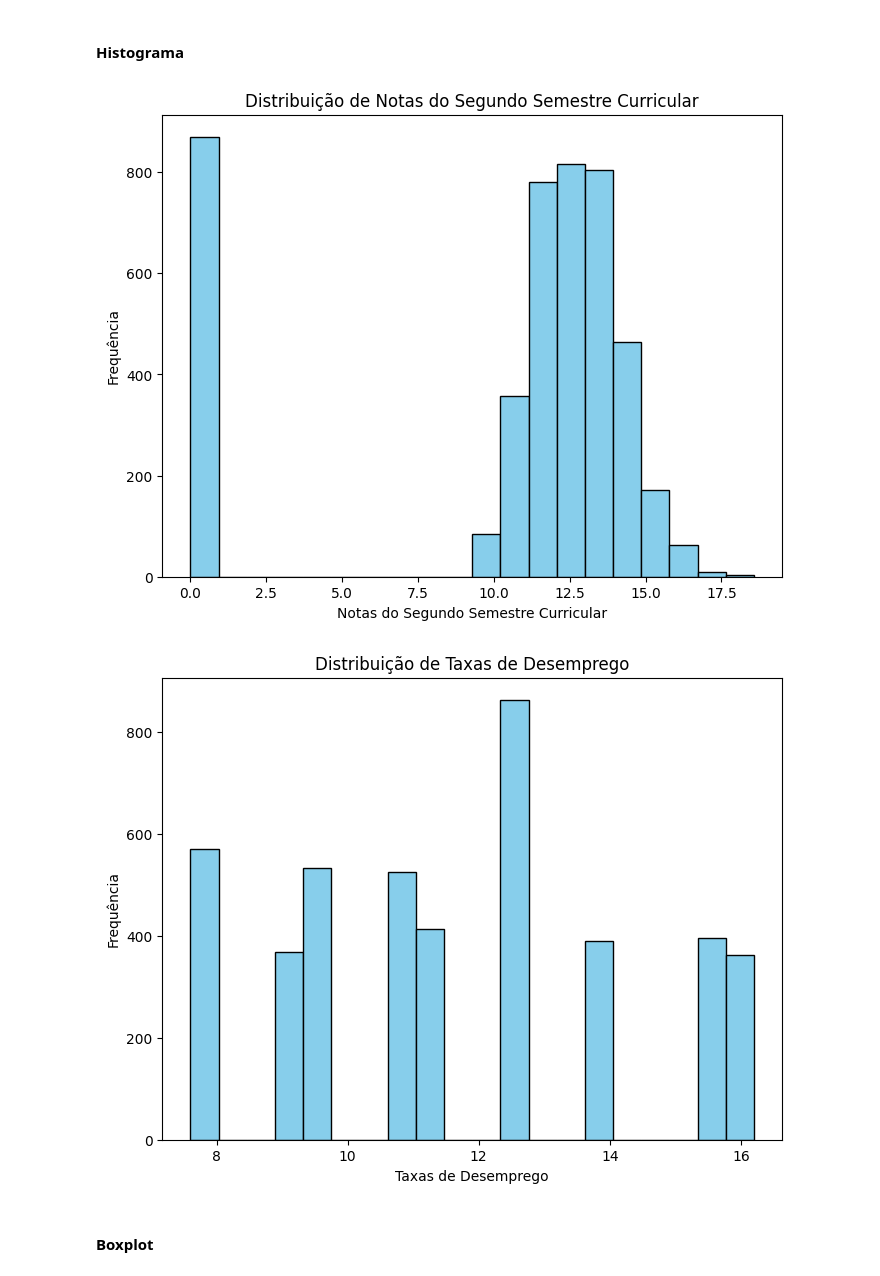
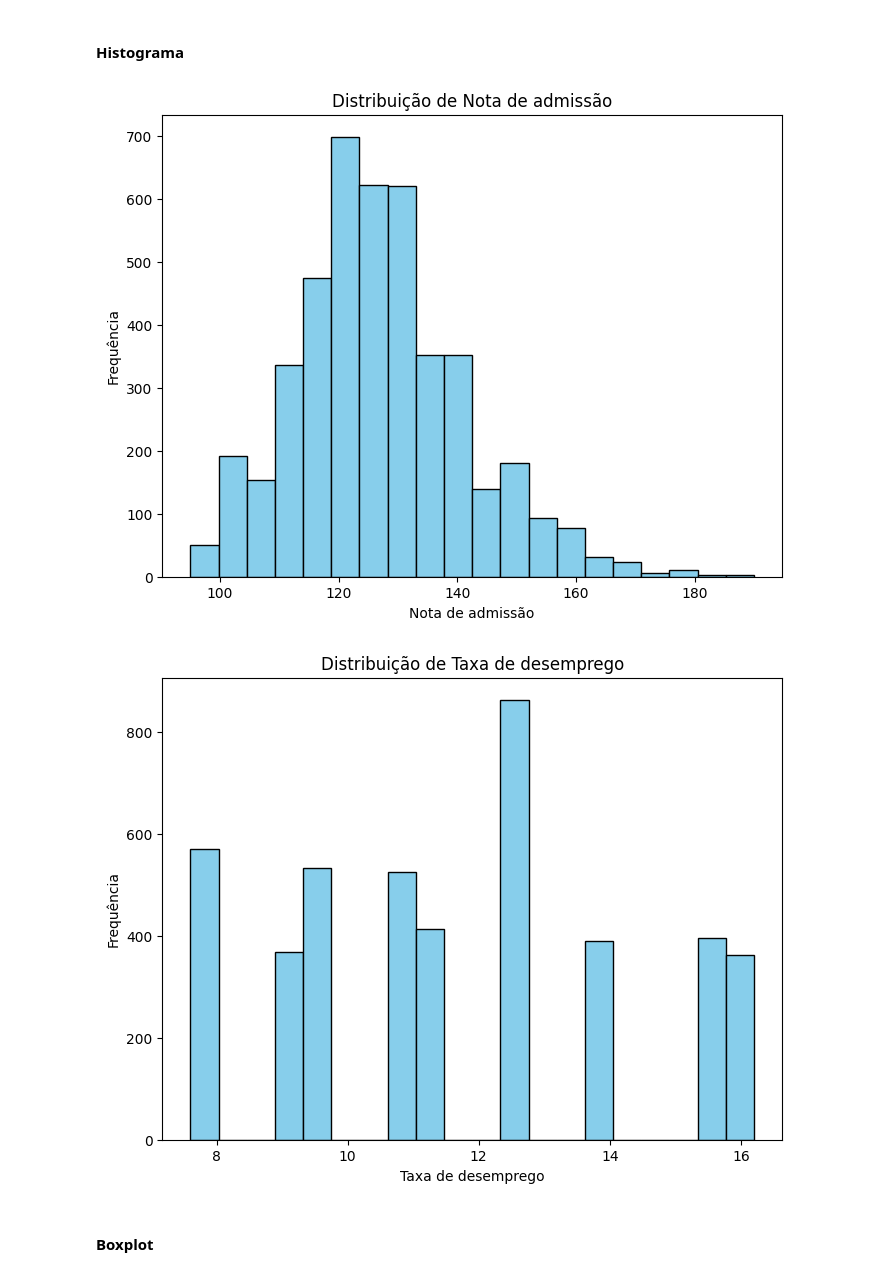
Before and after one commit to LeoRissetto/Trabalho-Estatistica, a Jupyter notebook: trabalho.ipynb, the cells around one changed output. Cells and saved outputs as stored; diff of their text form; code cells hidden in the pictures.

Commit message:
troquei as variaveis

```diff
--- a/trabalho.ipynb
+++ b/trabalho.ipynb
@@ -104,7 +102,7 @@ import matplotlib.pyplot as plt
 dados = pd.read_csv('dados.csv')
 
 # Escolhe a variável para calcular as medidas
-variaveis = ['Curso','Mensalidades em Dia','Gênero','Idade na Matrícula','Notas do Segundo Semestre Curricular','Taxas de Desemprego']
+variaveis = ['Curso','Mensalidade em dia','Gênero','Idade na matrícula','Nota de admissão','Taxa de desemprego']
 
 # Calcular as medidas para cada variável
 for variavel in variaveis:
@@ -244,7 +242,7 @@ Tabela de Frequência para a Variável 'Idade na Matrícula':
 #### Gráfico de barras
 # %%
 # Gráfico de barras para variáveis categóricas
-for variavel in ['Curso', 'Mensalidades em Dia', 'Gênero', 'Idade na Matrícula']:
+for variavel in ['Curso', 'Mensalidade em dia', 'Gênero', 'Idade na matrícula']:
     plt.figure(figsize=(8, 6))
     dados[variavel].value_counts().plot(kind='bar', color='skyblue')
     plt.title(f'Distribuição de {variavel}')
@@ -260,9 +258,24 @@ for variavel in ['Curso', 'Mensalidades em Dia', 'Gênero', 'Idade na Matrícula
 #### Gráfico circular
 # %%
 # Gráfico circular para variáveis categóricas
-for variavel in ['Curso', 'Mensalidades em Dia', 'Gênero', 'Idade na Matrícula']:
+for variavel in ['Curso', 'Mensalidade em dia', 'Gênero', 'Idade na matrícula']:
+    if variavel == 'Idade na matrícula':
+        # Limitar o número de categorias exibidas
+        top_categories = 5
+        top_values = dados[variavel].value_counts().nlargest(top_categories)
+        other_values_count = dados[variavel].nunique() - top_values.shape[0]
+
+        # Agrupar as outras categorias em uma categoria chamada "Outros"
+        other_values = pd.Series([dados[variavel].value_counts().values[top_categories:].sum()], index=['Outros'])
+
+        # Concatenar as categorias mais frequentes com "Outros"
+        plot_data = pd.concat([top_values, other_values])
+
+    else:
+        plot_data = dados[variavel].value_counts()
+
     plt.figure(figsize=(8, 6))
-    dados[variavel].value_counts().plot(kind='pie', autopct='%1.1f%%', colors=['lightblue', 'lightgreen', 'lightcoral'])
+    plot_data.plot(kind='pie', autopct='%1.1f%%', colors=['lightblue', 'lightgreen', 'lightcoral'])
     plt.title(f'Distribuição de {variavel}')
     plt.ylabel('')
     plt.show()
@@ -275,16 +288,16 @@ for variavel in ['Curso', 'Mensalidades em Dia', 'Gênero', 'Idade na Matrícula
 #### Histograma
 # %%
 # Histograma para variáveis contínuas
-for variavel in ['Notas do Segundo Semestre Curricular', 'Taxas de Desemprego']:
+for variavel in ['Nota de admissão', 'Taxa de desemprego']:
     plt.figure(figsize=(8, 6))
     dados[variavel].plot(kind='hist', bins=20, color='skyblue', edgecolor='black')
     plt.title(f'Distribuição de {variavel}')
     plt.xlabel(variavel)
     plt.ylabel('Frequência')
     plt.show()
 # %% [output]
-[figure, old version]
+[figure, new version]
-[figure, old version]
+[figure, new version]
 # %% [markdown]
 #### Boxplot
 # %%
```
Also changed, not shown: parts of 10 cells of this notebook, 1 other file.
